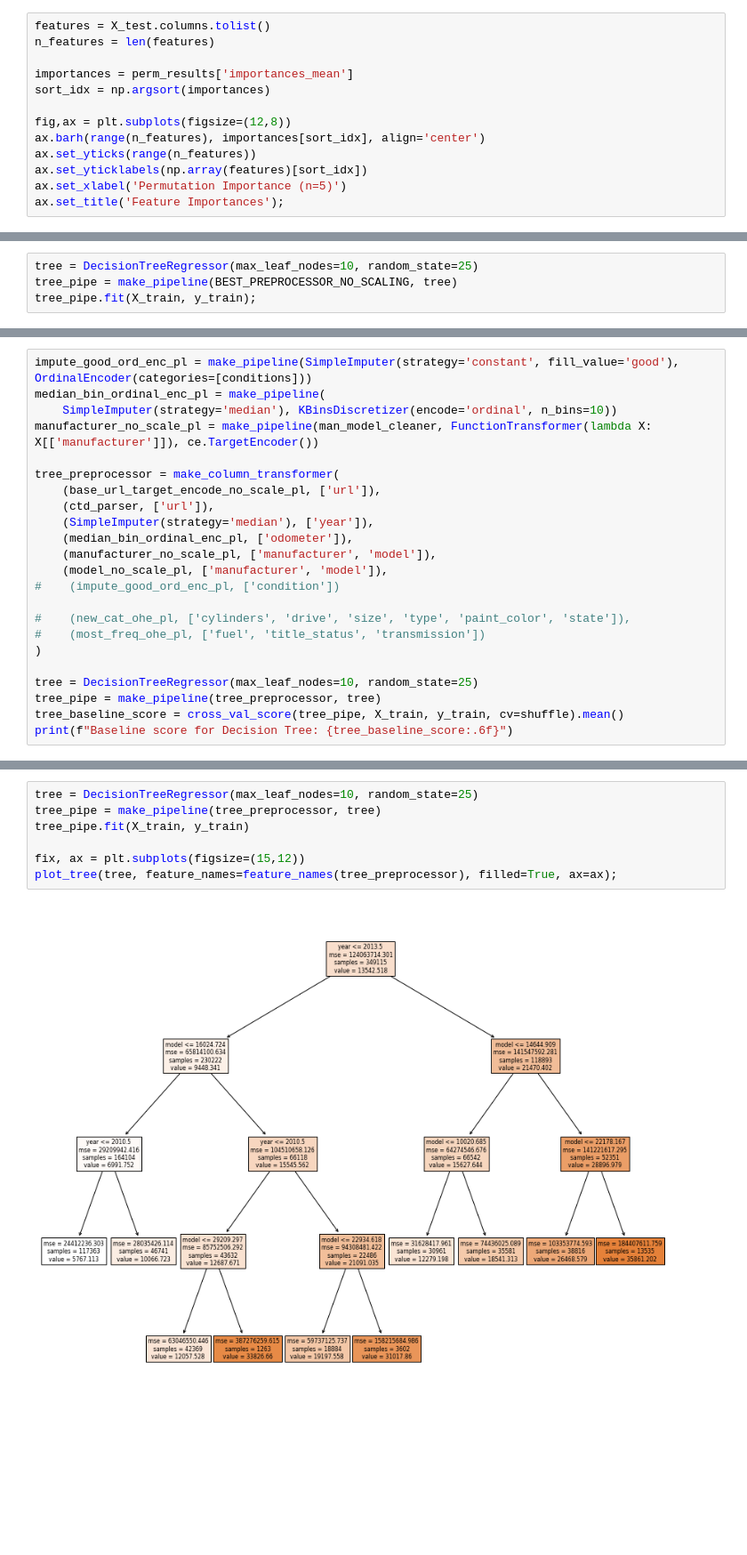
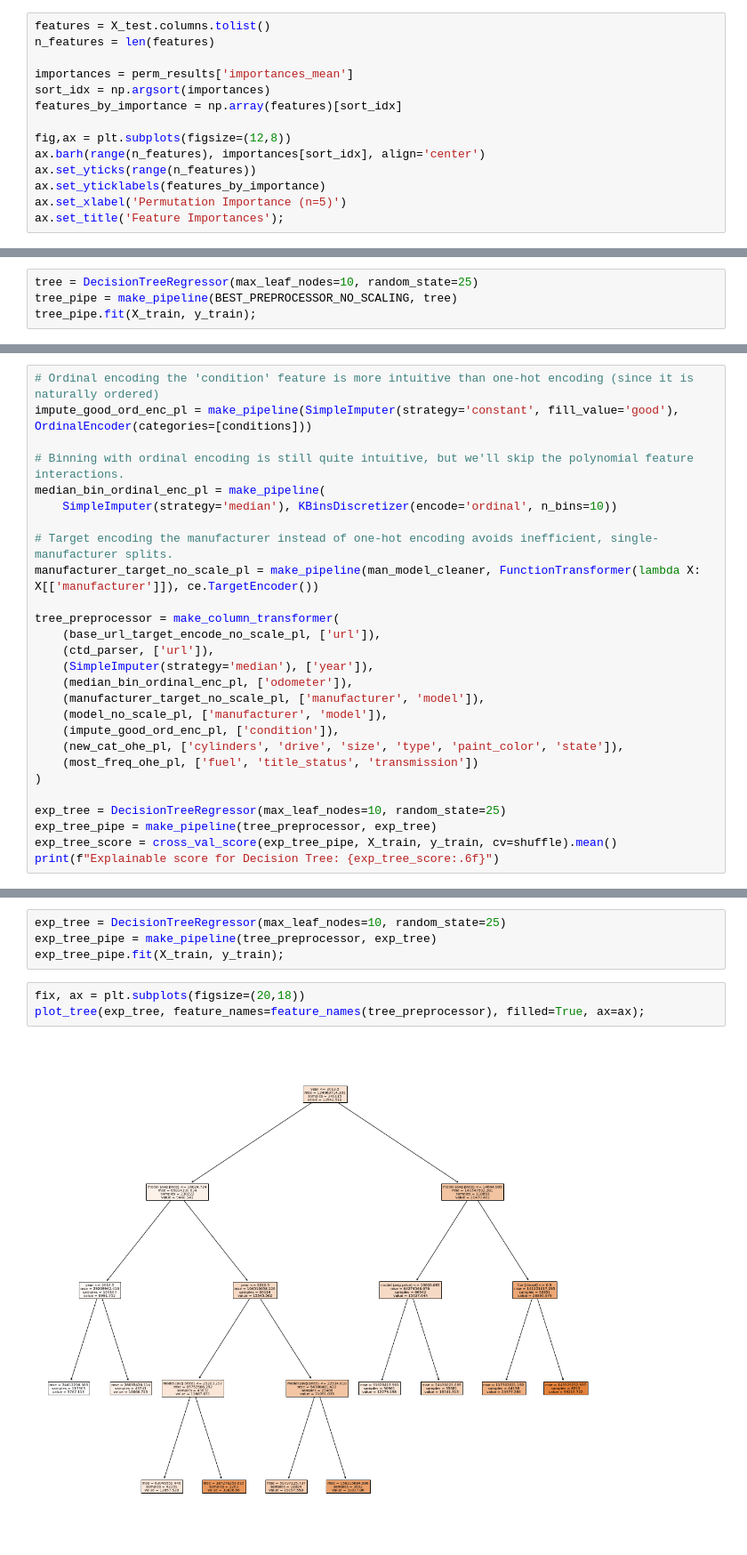
Before and after one commit to AppliedML2020/assignment-3-tomas-larrain, a Jupyter notebook: hw-3.ipynb, the cells around one changed output, grey strips where cells are left out. Shown at 89% size. Drawn from its saved outputs; the diff is of its cells as text; blank space fills up the shorter version.

```diff
--- a/hw-3.ipynb
+++ b/hw-3.ipynb
@@ -1239,11 +1239,12 @@ n_features = len(features)
 
 importances = perm_results['importances_mean']
 sort_idx = np.argsort(importances)
+features_by_importance = np.array(features)[sort_idx]
 
 fig,ax = plt.subplots(figsize=(12,8))
 ax.barh(range(n_features), importances[sort_idx], align='center')
 ax.set_yticks(range(n_features))
-ax.set_yticklabels(np.array(features)[sort_idx])
+ax.set_yticklabels(features_by_importance)
 ax.set_xlabel('Permutation Importance (n=5)')
 ax.set_title('Feature Importances');
 # %% [output]
@@ -1526,24 +1541,28 @@ Let's try a decision tree with more natural features:
 # %%
+# Ordinal encoding the 'condition' feature is more intuitive than one-hot encoding (since it is naturally ordered)
 impute_good_ord_enc_pl = make_pipeline(SimpleImputer(strategy='constant', fill_value='good'), OrdinalEncoder(categories=[conditions]))
+
+# Binning with ordinal encoding is still quite intuitive, but we'll skip the polynomial feature interactions.
 median_bin_ordinal_enc_pl = make_pipeline(
     SimpleImputer(strategy='median'), KBinsDiscretizer(encode='ordinal', n_bins=10))
-manufacturer_no_scale_pl = make_pipeline(man_model_cleaner, FunctionTransformer(lambda X: X[['manufacturer']]), ce.TargetEncoder())
+
+# Target encoding the manufacturer instead of one-hot encoding avoids inefficient, single-manufacturer splits.
+manufacturer_target_no_scale_pl = make_pipeline(man_model_cleaner, FunctionTransformer(lambda X: X[['manufacturer']]), ce.TargetEncoder())
 
 tree_preprocessor = make_column_transformer(
     (base_url_target_encode_no_scale_pl, ['url']),
     (ctd_parser, ['url']),
     (SimpleImputer(strategy='median'), ['year']),
     (median_bin_ordinal_enc_pl, ['odometer']),
-    (manufacturer_no_scale_pl, ['manufacturer', 'model']),
+    (manufacturer_target_no_scale_pl, ['manufacturer', 'model']),
     (model_no_scale_pl, ['manufacturer', 'model']),
-#    (impute_good_ord_enc_pl, ['condition'])
-
-#    (new_cat_ohe_pl, ['cylinders', 'drive', 'size', 'type', 'paint_color', 'state']),
-#    (most_freq_ohe_pl, ['fuel', 'title_status', 'transmission'])
+    (impute_good_ord_enc_pl, ['condition']),
+    (new_cat_ohe_pl, ['cylinders', 'drive', 'size', 'type', 'paint_color', 'state']),
+    (most_freq_ohe_pl, ['fuel', 'title_status', 'transmission'])
 )
 
-tree = DecisionTreeRegressor(max_leaf_nodes=10, random_state=25)
-tree_pipe = make_pipeline(tree_preprocessor, tree)
-tree_baseline_score = cross_val_score(tree_pipe, X_train, y_train, cv=shuffle).mean()
-print(f"Baseline score for Decision Tree: {tree_baseline_score:.6f}")
+exp_tree = DecisionTreeRegressor(max_leaf_nodes=10, random_state=25)
+exp_tree_pipe = make_pipeline(tree_preprocessor, exp_tree)
+exp_tree_score = cross_val_score(exp_tree_pipe, X_train, y_train, cv=shuffle).mean()
+print(f"Explainable score for Decision Tree: {exp_tree_score:.6f}")
 # %% [output]
@@ -1551,9 +1574,9 @@ Baseline score for Decision Tree: 0.525532
+# %%
+exp_tree = DecisionTreeRegressor(max_leaf_nodes=10, random_state=25)
+exp_tree_pipe = make_pipeline(tree_preprocessor, exp_tree)
+exp_tree_pipe.fit(X_train, y_train);
 # %%
-tree = DecisionTreeRegressor(max_leaf_nodes=10, random_state=25)
-tree_pipe = make_pipeline(tree_preprocessor, tree)
-tree_pipe.fit(X_train, y_train)
-
-fix, ax = plt.subplots(figsize=(15,12))
-plot_tree(tree, feature_names=feature_names(tree_preprocessor), filled=True, ax=ax);
+fix, ax = plt.subplots(figsize=(20,18))
+plot_tree(exp_tree, feature_names=feature_names(tree_preprocessor), filled=True, ax=ax);
 # %% [output]
-[figure, old version]
+[figure, new version]
```
Also changed, not shown: parts of 31 cells of this notebook.
